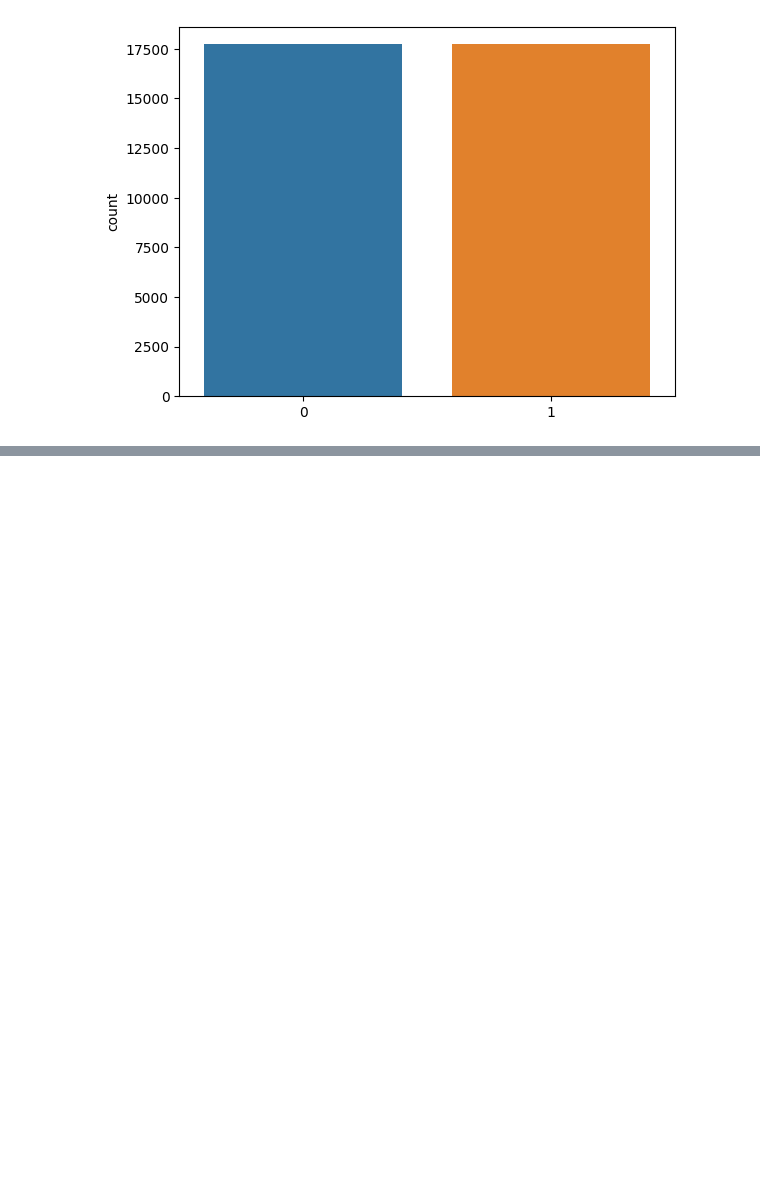
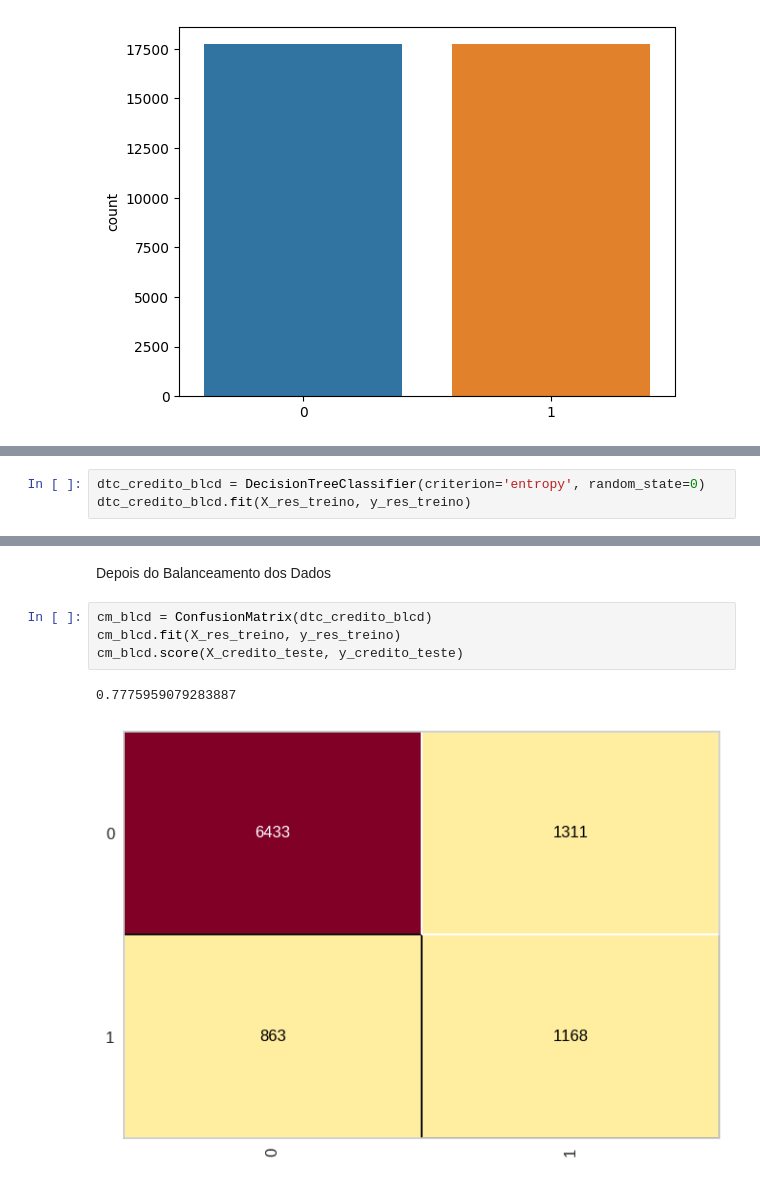
Before and after one commit to pzoliveira/DSDecisionTree, a Jupyter notebook: DSDecisionTree.ipynb, the cells around one changed output, grey strips where cells are left out. Cells and saved outputs as stored; diff of their text form; blank space fills up the shorter version.

```diff
--- a/DSDecisionTree.ipynb
+++ b/DSDecisionTree.ipynb
@@ -87,0 +90,3 @@ sns.countplot(x = y_res_treino)
+# %%
+dtc_credito_blcd = DecisionTreeClassifier(criterion='entropy', random_state=0)
+dtc_credito_blcd.fit(X_res_treino, y_res_treino)
@@ -87,0 +132,9 @@ sns.countplot(x = y_res_treino)
+# %% [markdown]
+Depois do Balanceamento dos Dados
+# %%
+cm_blcd = ConfusionMatrix(dtc_credito_blcd)
+cm_blcd.fit(X_res_treino, y_res_treino)
+cm_blcd.score(X_credito_teste, y_credito_teste)
+# %% [output]
+0.7775959079283887
+[figure, added]
```
Also changed, not shown: parts of 11 cells of this notebook.
